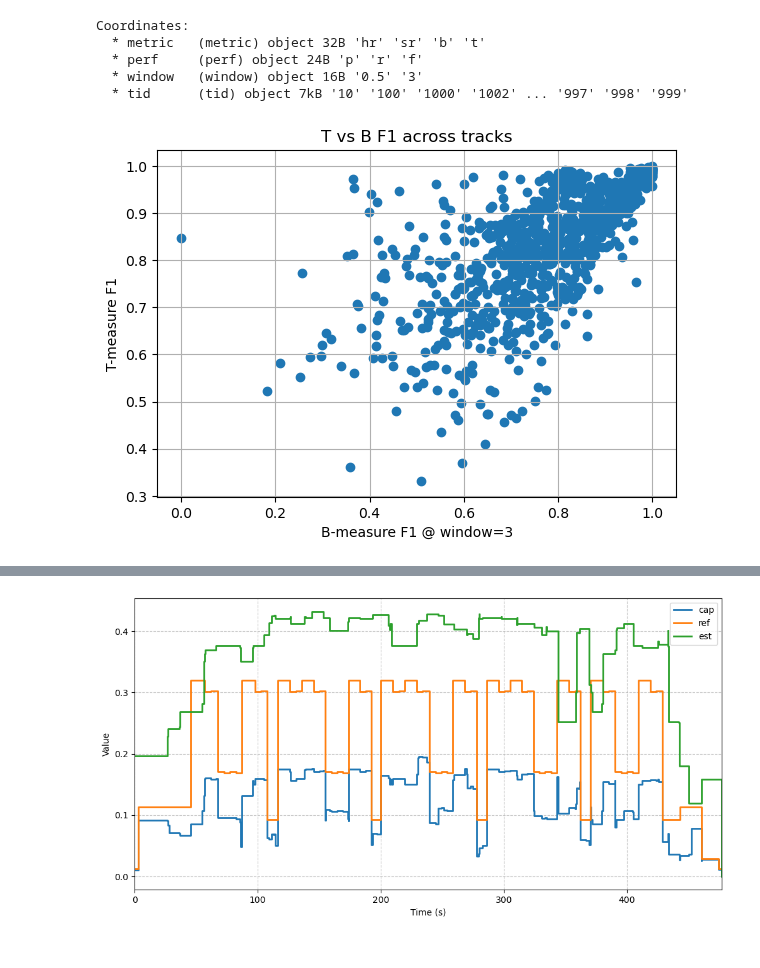
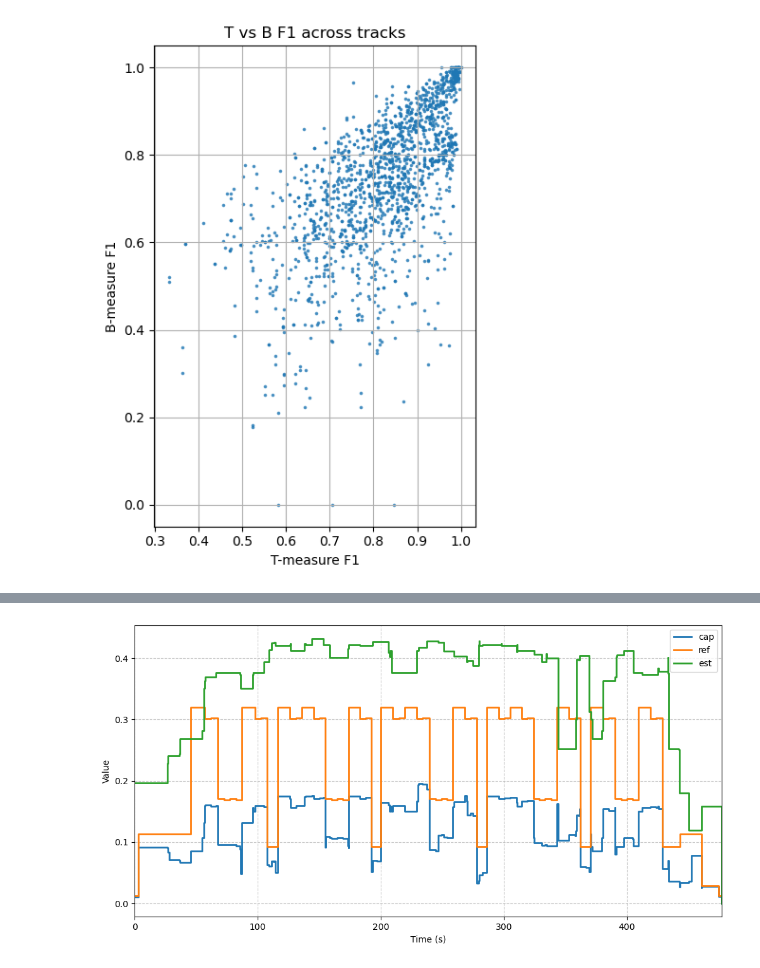
Before and after one commit to tomxi/bnl, a Jupyter notebook: scripts/bmeasure_exp.ipynb, the cells around one changed output, grey strips where cells are left out. Drawn from its saved outputs; the diff is of its cells as text; code cells hidden in the pictures.

```diff
--- a/scripts/bmeasure_exp.ipynb
+++ b/scripts/bmeasure_exp.ipynb
@@ -27,11 +27,3 @@ das = [xr.open_dataarray(f) for f in nc_files]
 da = xr.concat(das, dim='tid').sortby('tid')
 da.name = 'boundary_metrics'
 df = da.to_dataframe().reset_index()
-# %%
-da.coords
-# %% [output]
-Coordinates:
-  * metric   (metric) object 32B 'hr' 'sr' 'b' 't'
-  * perf     (perf) object 24B 'p' 'r' 'f'
-  * window   (window) object 16B '0.5' '3'
-  * tid      (tid) object 7kB '10' '100' '1000' '1002' ... '997' '998' '999'
@@ -38,23 +32,19 @@ Coordinates:
 # %%
 import matplotlib.pyplot as plt
-
-# select f1 of 't' and 'b' at window '3'
-t_f1 = da.sel(metric='t', perf='f', window='0.5')
-b_f1 = da.sel(metric='b', perf='f', window='3')
-
-# both are now 1-D over 'tid'; pull out the numpy arrays
-x = b_f1.values
-y = t_f1.values
+df = pd.read_pickle('boundary_metrics.pkl')
+# both are now 1-D over 'tid'; pull ou`t the numpy arrays
+x = df.loc[(df['metric'] == 't') & (df['perf'] == 'f'), 'boundary_metrics'].values
+y = df.loc[(df['metric'] == 'b') & (df['perf'] == 'f'), 'boundary_metrics'].values
 
 # make the scatter
 plt.figure(figsize=(6,6))
-plt.scatter(x, y)
-plt.xlabel("B-measure F1 @ window=3")
-plt.ylabel("T-measure F1")
+plt.scatter(x, y, s=2.5, alpha=0.7)
+plt.xlabel("T-measure F1")
+plt.ylabel("B-measure F1")
 plt.title("T vs B F1 across tracks")
 plt.grid(True)
 plt.tight_layout()
 plt.gca().set_aspect('equal')
 plt.show()
 # %% [output]
-[figure, old version]
+[figure, new version]
```
Also changed, not shown: parts of 4 cells of this notebook, 2 other files.
